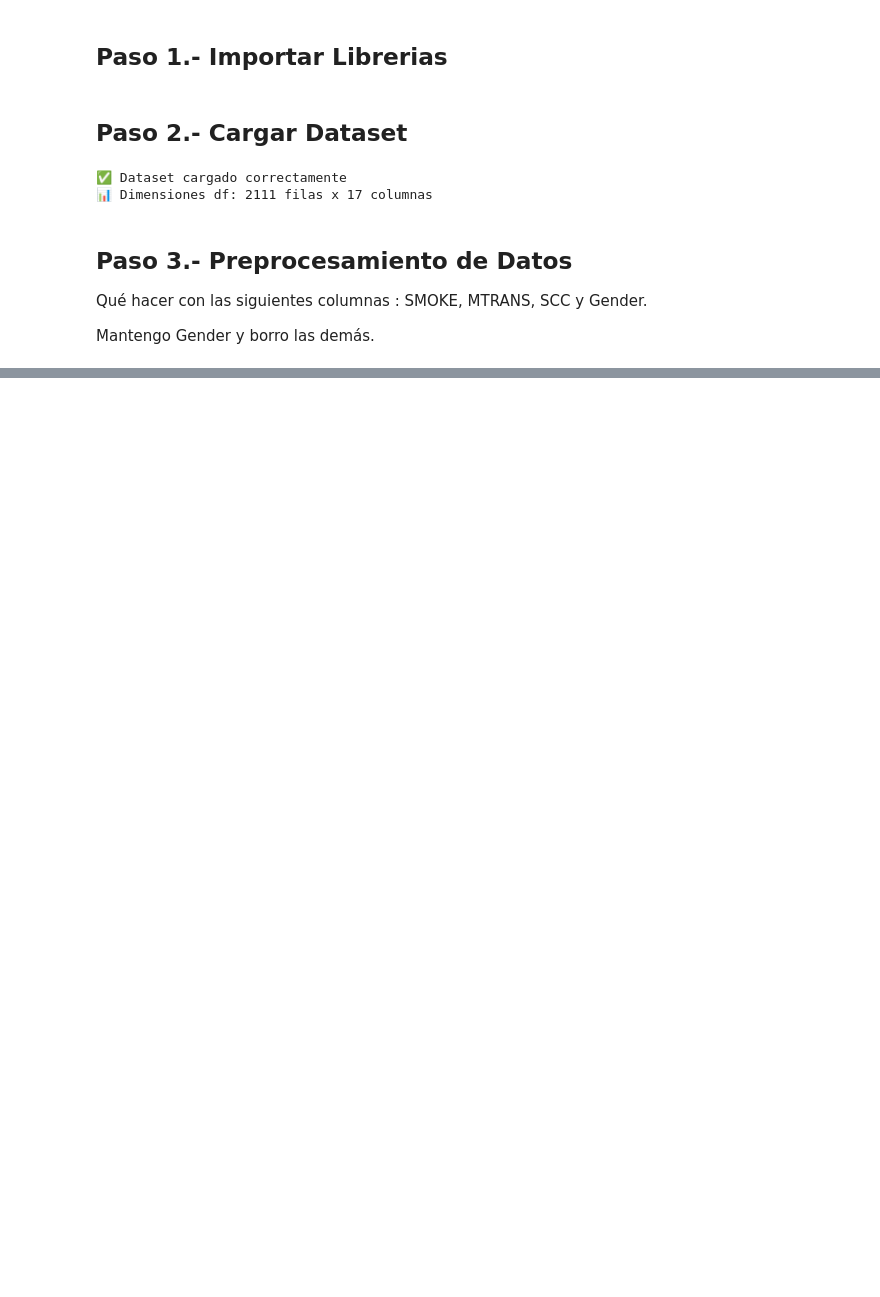
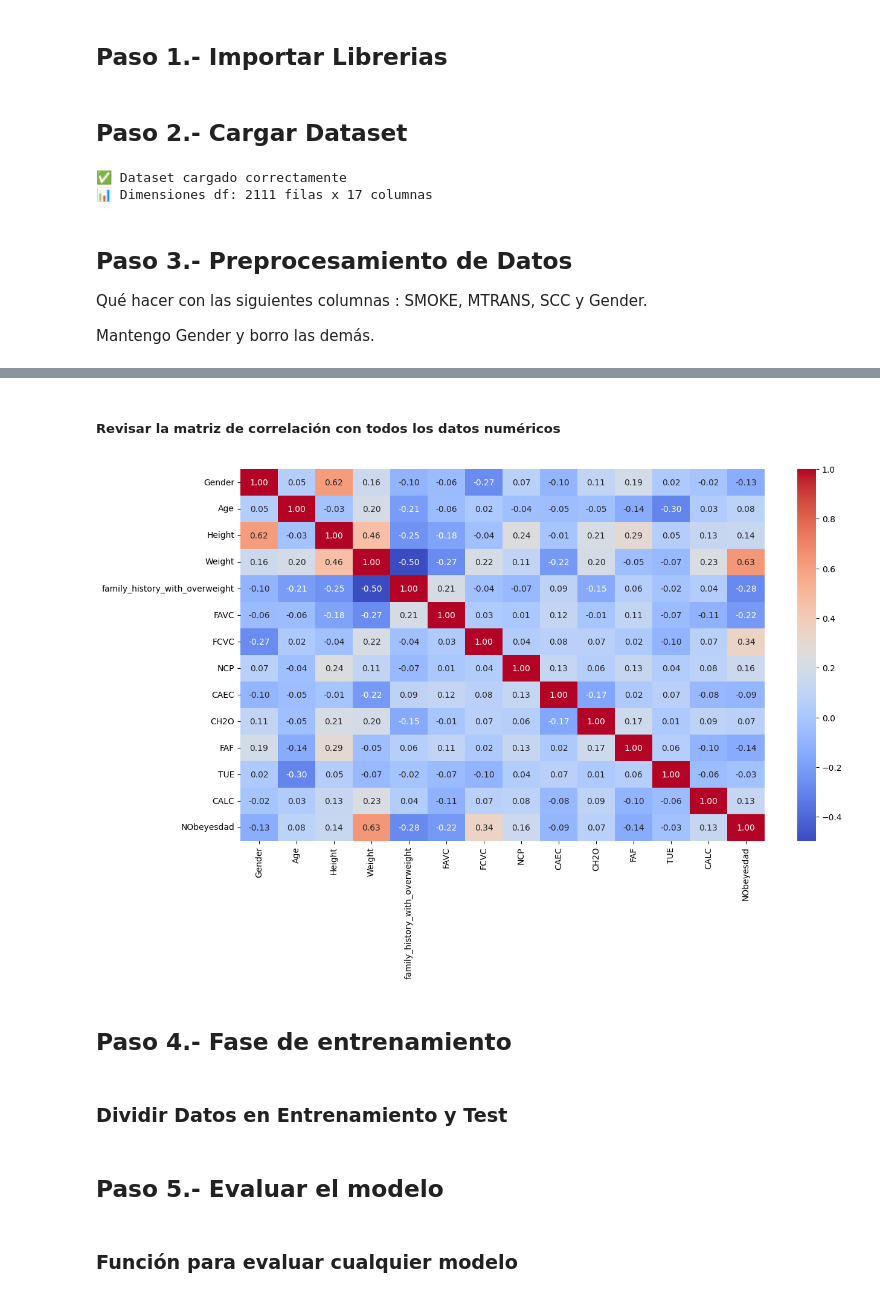
Before and after one commit to Bootcamp-IA-P6/p7_g1_multiclase, a Jupyter notebook: notebooks/processing_obesity_jm.ipynb, the cells around one changed output, grey strips where cells are left out. Drawn from its saved outputs; the diff is of its cells as text; code cells hidden in the pictures; blank space fills up the shorter version.

```diff
--- a/notebooks/processing_obesity_jm.ipynb
+++ b/notebooks/processing_obesity_jm.ipynb
@@ -28,0 +74,6 @@ Mantengo Gender y borro las demás.
+# %%
+# Mapear valores: yes=1, no=0
+# Definir el mapeo de múltiples valores
+mapeo = {'yes': 0, 'no': 1}
+
+df['FAVC'] = df['FAVC'].map(mapeo)
@@ -28,0 +82,6 @@ Mantengo Gender y borro las demás.
+# %%
+# Mapear valores: Sometimes=0.5, Frequently=0.75, Always=1, no=0
+# Definir el mapeo de múltiples valores
+mapeo = {'Sometimes': 0.5, 'Frequently': 0.75, 'Always': 1, 'no': 0}
+
+df['CAEC'] = df['CAEC'].map(mapeo)
@@ -28,0 +90,6 @@ Mantengo Gender y borro las demás.
+# %%
+# Mapear valores: Sometimes=0.5, Frequently=0.75, Always=1, no=0
+# Definir el mapeo de múltiples valores
+mapeo = {'Sometimes': 0.5, 'Frequently': 0.75, 'Always': 1, 'no': 0}
+
+df['CALC'] = df['CALC'].map(mapeo)
@@ -28,0 +132,8 @@ Mantengo Gender y borro las demás.
+# %%
+# Mapear valores: Normal_Weight=0, Overweight_Level_I=1, Overweight_Level_II=2, Obesity_Type_I=3, Insufficient_Weight=4,
+#                 Obesity_Type_II=5, Obesity_Type_III=6
+# Definir el mapeo de múltiples valores
+mapeo = {'Normal_Weight': 0, 'Overweight_Level_I': 1, 'Overweight_Level_II': 2, 'Obesity_Type_I': 3, 'Insufficient_Weight': 4,
+         'Obesity_Type_II': 5, 'Obesity_Type_III': 6}
+
+df['NObeyesdad'] = df['NObeyesdad'].map(mapeo)
@@ -28,0 +174,18 @@ Mantengo Gender y borro las demás.
+# %% [markdown]
+##### Revisar la matriz de correlación con todos los datos numéricos
+# %%
+import matplotlib.pyplot as plt
+import seaborn as sns
+
+matriz_corr = df.corr()
+
+# Pintar la matriz con Seaborn
+plt.figure(figsize=(14, 8))
+sns.heatmap(matriz_corr, annot=True, cmap='coolwarm', fmt=".2f")
+plt.show()
+# %% [output]
+[figure, added]
+# %% [markdown]
+## Paso 4.- Fase de entrenamiento
+# %% [markdown]
+### Dividir Datos en Entrenamiento y Test
@@ -28,0 +199,4 @@ Mantengo Gender y borro las demás.
+# %% [markdown]
+## Paso 5.- Evaluar el modelo
+# %% [markdown]
+### Función para evaluar cualquier modelo
```
Also changed, not shown: parts of 47 cells of this notebook, 4 other files.
